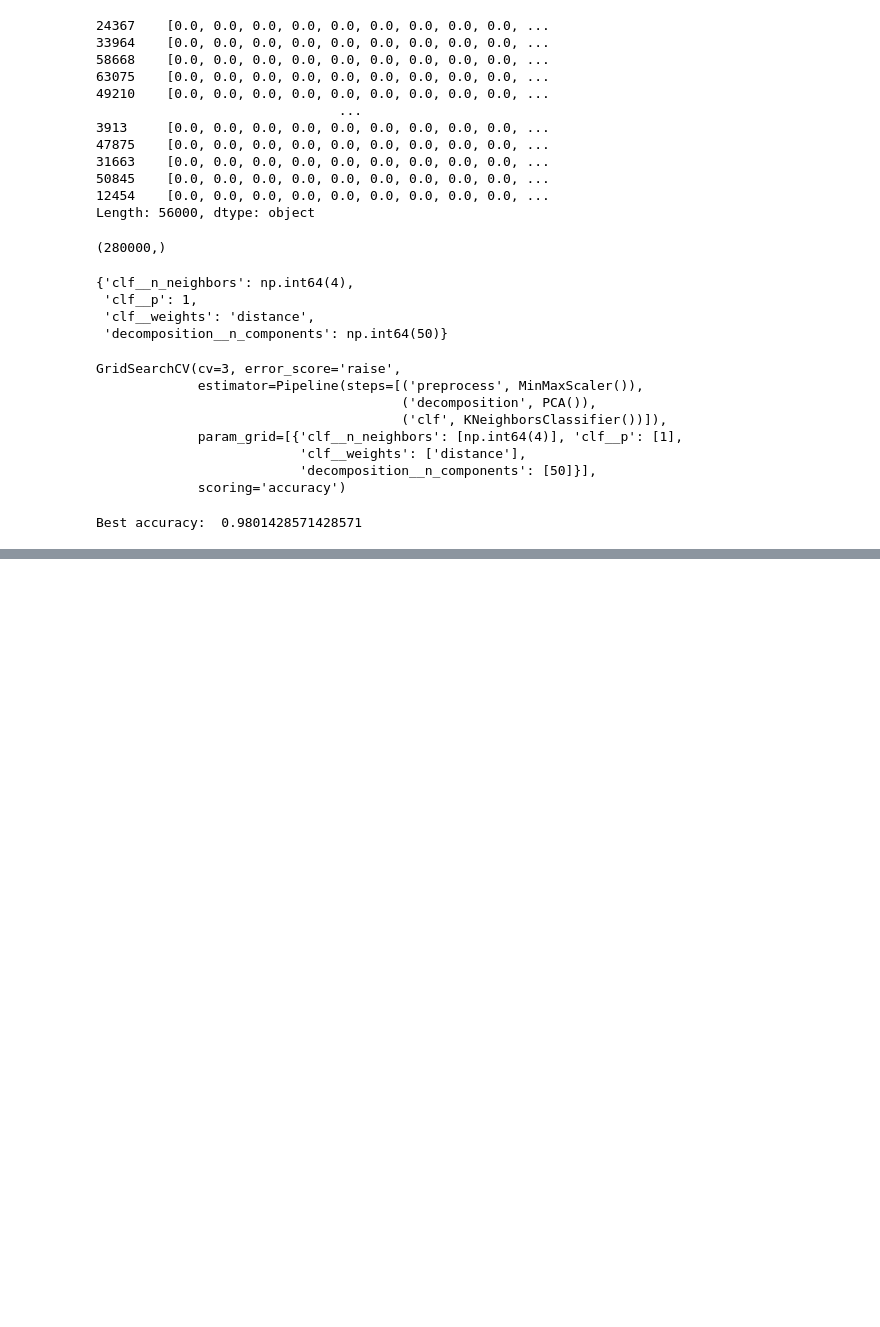
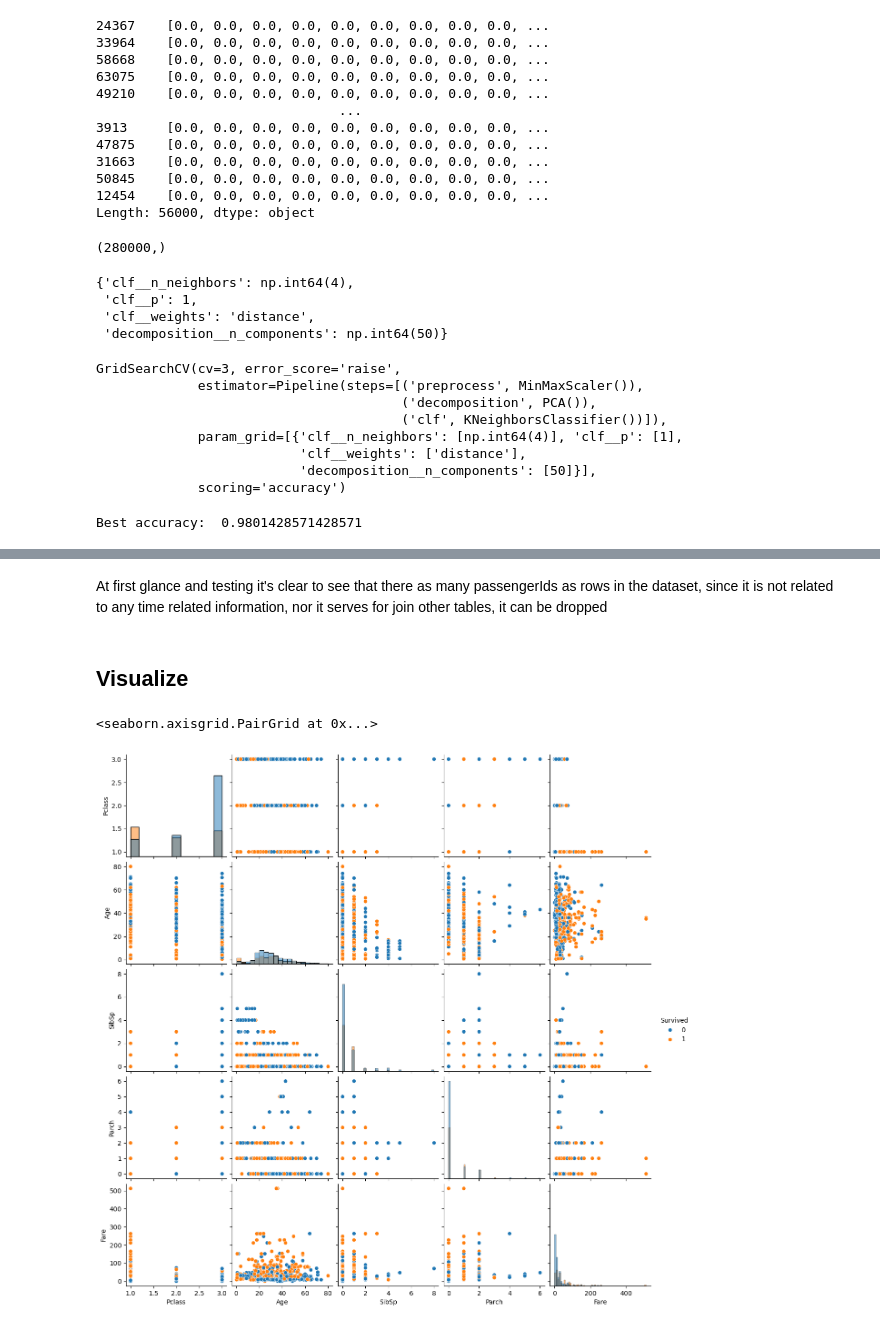
Before and after one commit to OriolPalacios/hands-on-ml-exercises, a Jupyter notebook: notebooks/third_chapter.ipynb, the cells around one changed output, grey strips where cells are left out. Drawn from its saved outputs; the diff is of its cells as text; code cells hidden in the pictures; blank space fills up the shorter version.

Commit message:
feat: titanic solved, reached 0.78947

```diff
--- a/notebooks/third_chapter.ipynb
+++ b/notebooks/third_chapter.ipynb
@@ -1015,0 +1020,3 @@ Best accuracy:  0.9801428571428571
+# %%
+train = pl.read_csv('../data/titanic/train.csv')
+test = pl.read_csv('../data/titanic/test.csv')
@@ -1015,0 +1070,6 @@ Best accuracy:  0.9801428571428571
+# %% [markdown]
+At first glance and testing it's clear to see that there as many passengerIds as rows in the dataset, since it is not related to any time related information, nor it serves for join other tables, it can be dropped
+# %%
+train = train.drop('PassengerId')
+# %% [markdown]
+## Visualize
@@ -1015,0 +1080,7 @@ Best accuracy:  0.9801428571428571
+# %%
+train_pandas = train.to_pandas()
+# %%
+sns.pairplot(train_pandas, diag_kind='hist', hue='Survived')
+# %% [output]
+<seaborn.axisgrid.PairGrid at 0x...>
+[figure, added]
```
Also changed, not shown: parts of 76 cells of this notebook.
